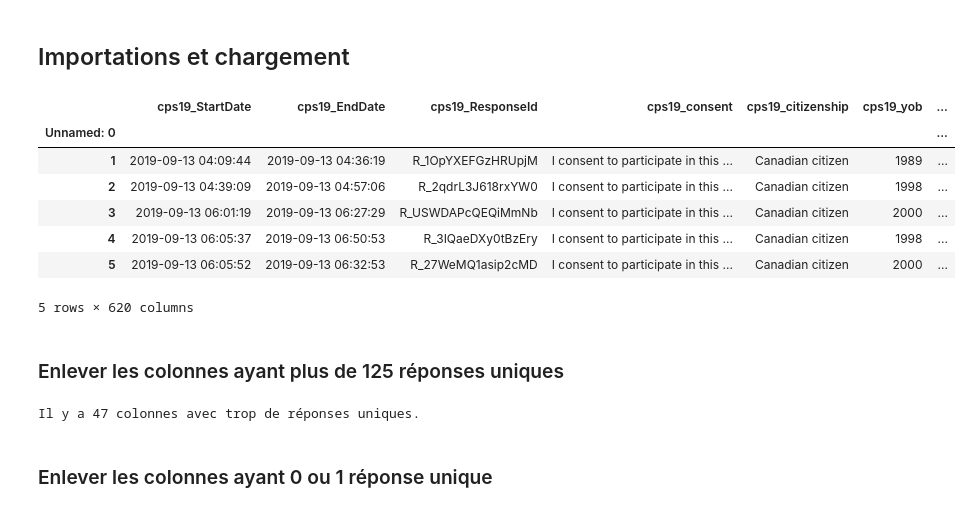
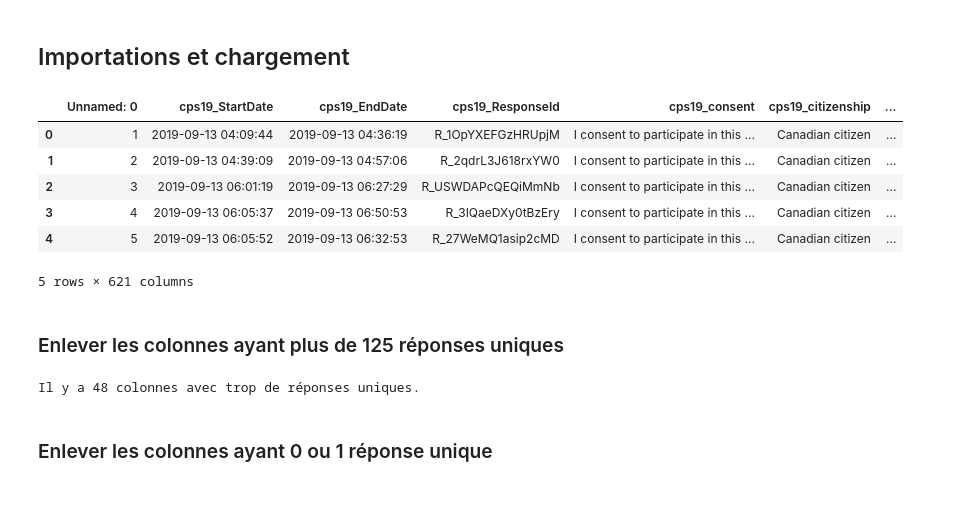
Before and after one commit to n0aaz/Projet_GLO-7027, a Jupyter notebook: traitementDonnees.ipynb, the cells around one changed output. Saved outputs shown, nothing was run; the diff lists cells and outputs as text; code cells hidden in the pictures.

```diff
--- a/traitementDonnees.ipynb
+++ b/traitementDonnees.ipynb
@@ -8,17 +8,16 @@ import math
 import util
 csv_path = 'data/CES19.csv'
 # %%
-df = pd.read_csv(csv_path, index_col=0)
+df = pd.read_csv(csv_path)
 df.head()
 # %% [output]
-|  | cps19_StartDate | cps19_EndDate | cps19_ResponseId | cps19_consent | cps19_citizenship | cps19_yob | ... |
-| Unnamed: 0 |  |  |  |  |  |  | ... |
-| 1 | 2019-09-13 04:09:44 | 2019-09-13 04:36:19 | R_1OpYXEFGzHRUpjM | I consent to participate in this ... | Canadian citizen | 1989 | ... |
-| 2 | 2019-09-13 04:39:09 | 2019-09-13 04:57:06 | R_2qdrL3J618rxYW0 | I consent to participate in this ... | Canadian citizen | 1998 | ... |
-| 3 | 2019-09-13 06:01:19 | 2019-09-13 06:27:29 | R_USWDAPcQEQiMmNb | I consent to participate in this ... | Canadian citizen | 2000 | ... |
-| 4 | 2019-09-13 06:05:37 | 2019-09-13 06:50:53 | R_3IQaeDXy0tBzEry | I consent to participate in this ... | Canadian citizen | 1998 | ... |
-| 5 | 2019-09-13 06:05:52 | 2019-09-13 06:32:53 | R_27WeMQ1asip2cMD | I consent to participate in this ... | Canadian citizen | 2000 | ... |
+|  | Unnamed: 0 | cps19_StartDate | cps19_EndDate | cps19_ResponseId | cps19_consent | cps19_citizenship | ... |
+| 0 | 1 | 2019-09-13 04:09:44 | 2019-09-13 04:36:19 | R_1OpYXEFGzHRUpjM | I consent to participate in this ... | Canadian citizen | ... |
+| 1 | 2 | 2019-09-13 04:39:09 | 2019-09-13 04:57:06 | R_2qdrL3J618rxYW0 | I consent to participate in this ... | Canadian citizen | ... |
+| 2 | 3 | 2019-09-13 06:01:19 | 2019-09-13 06:27:29 | R_USWDAPcQEQiMmNb | I consent to participate in this ... | Canadian citizen | ... |
+| 3 | 4 | 2019-09-13 06:05:37 | 2019-09-13 06:50:53 | R_3IQaeDXy0tBzEry | I consent to participate in this ... | Canadian citizen | ... |
+| 4 | 5 | 2019-09-13 06:05:52 | 2019-09-13 06:32:53 | R_27WeMQ1asip2cMD | I consent to participate in this ... | Canadian citizen | ... |
-5 rows × 620 columns
+5 rows × 621 columns
 # %% [markdown]
 ### Enlever les colonnes ayant plus de 125 réponses uniques
 # %%
@@ -30,7 +29,7 @@ print(f"\nIl y a {len(columns_with_too_many_unique_answers)} colonnes avec trop
 # Create another df without those columns
 df_trimmed = df.loc[:, [column not in columns_with_too_many_unique_answers for column in df.columns]]
 # %% [output]
-Il y a 47 colonnes avec trop de réponses uniques.
+Il y a 48 colonnes avec trop de réponses uniques.
 # %% [markdown]
 ### Enlever les colonnes ayant 0 ou 1 réponse unique
 # %%
```
Also changed, not shown: parts of 14 cells of this notebook.
